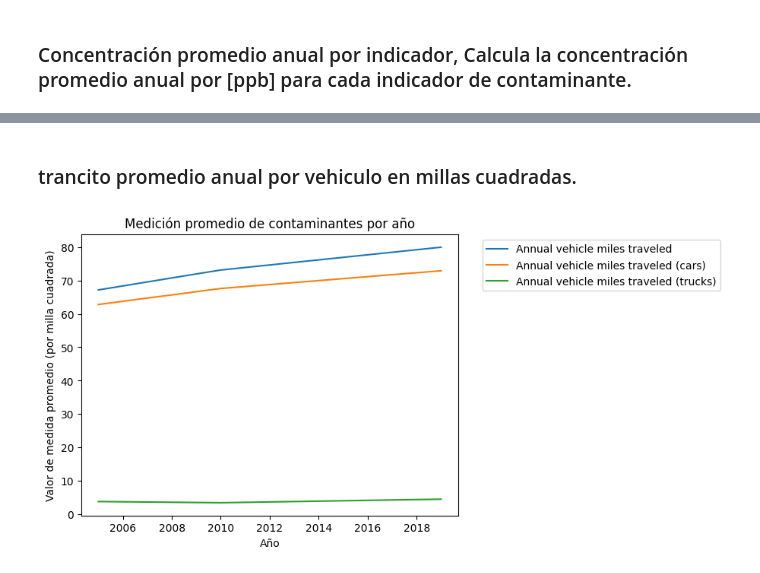
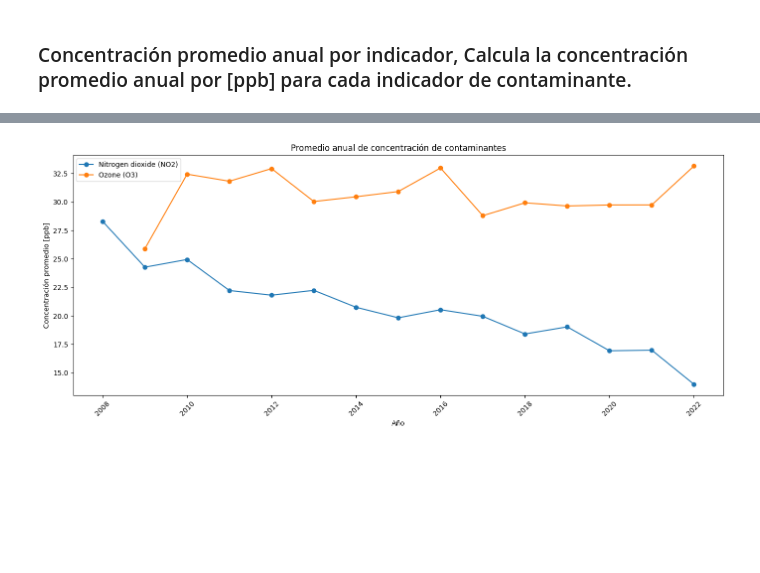
Before and after one commit to eremohn/huella_de_carbono_en_NYC, a Jupyter notebook: Sprint_1/EDA/EDA_Concentración_promedio_anual_por_indicador_NYC.ipynb, the cells around one changed output, grey strips where cells are left out. Saved outputs shown, nothing was run; the diff lists cells and outputs as text; code cells hidden in the pictures; blank space fills up the shorter version.

```diff
--- a/Sprint_1/EDA/EDA_Concentración_promedio_anual_por_indicador_NYC.ipynb
+++ b/Sprint_1/EDA/EDA_Concentración_promedio_anual_por_indicador_NYC.ipynb
@@ -76,36 +103,37 @@ plt.show()
-# %% [markdown]
- ### trancito promedio anual por vehiculo en millas cuadradas.
-# %%
-# Cargar el archivo CSV en un DataFrame
-df = pd.read_csv('NYC_air_quality.csv')
-
-# Filtrar las filas donde la unidad de medida es 'per square mile' sin hacer copias
-df_filtered = df.loc[df['unidad_de_medida'] == 'per square mile', ['contaminante', 'inicio_medicion', 'valor_medida']]
-
-# Convertir la columna 'inicio_medicion' a tipo datetime
-df_filtered['inicio_medicion'] = pd.to_datetime(df_filtered['inicio_medicion'])
-
-# Extraer el año de la fecha de inicio de medición
-df_filtered['anio'] = df_filtered['inicio_medicion'].dt.year
-
-# Calcular el promedio de la medición por contaminante y año
-df_avg = df_filtered.groupby(['contaminante', 'anio']).agg({'valor_medida': 'mean'}).reset_index()
-
-# Crear un gráfico de líneas para cada contaminante
-contaminantes = df_avg['contaminante'].unique()
-for contaminante in contaminantes:
-    df_contaminante = df_avg[df_avg['contaminante'] == contaminante]
-    plt.plot(df_contaminante['anio'], df_contaminante['valor_medida'], label=contaminante)
-
-# Añadir etiquetas
-plt.xlabel('Año')
-plt.ylabel('Valor de medida promedio (por milla cuadrada)')
-plt.title('Medición promedio de contaminantes por año')
-
-# Añadir la leyenda fuera del gráfico
-plt.legend(bbox_to_anchor=(1.05, 1), loc='upper left')
-
-# Mostrar el gráfico
-plt.show()
-# %% [output]
-[figure, removed]
+# %%
+# Cargar el archivo CSV en un DataFrame
+df = pd.read_csv('NYC_air_quality.csv')
+
+# Filtrar las filas que tienen medida en mcg/m3
+df_ppb = df[df['measure_info'] == 'ppb']
+
+# Filtrar las filas que corresponden a los contaminantes deseados
+contaminantes_deseados = ['Nitrogen dioxide (NO2)', 'Ozone (O3)']
+contaminantes_data = df_ppb[df_ppb['contaminante'].isin(contaminantes_deseados)]
+
+# Convertir la columna 'fecha' a tipo datetime
+contaminantes_data['fecha'] = pd.to_datetime(contaminantes_data['fecha'])
+
+# Crear un diccionario para almacenar los DataFrames de cada contaminante
+contaminantes_dfs = {}
+
+# Calcular el promedio anual de los datos de cada contaminante
+for contaminante in contaminantes_deseados:
+    contaminante_data = contaminantes_data[contaminantes_data['contaminante'] == contaminante]
+    contaminante_promedio_anual = contaminante_data.groupby(contaminante_data['fecha'].dt.year)['data_value'].mean()
+    contaminantes_dfs[contaminante] = contaminante_promedio_anual
+
+# Crear el gráfico de líneas para cada contaminante
+plt.figure(figsize=(14, 6))
+for contaminante, promedio_anual in contaminantes_dfs.items():
+    plt.plot(promedio_anual.index, promedio_anual, marker='o', linestyle='-', label=contaminante)
+
+plt.title('Promedio anual de concentración de contaminantes')
+plt.xlabel('Año')
+plt.ylabel('Concentración promedio [ppb]')
+plt.xticks(rotation=45)
+plt.legend()
+plt.tight_layout()
+plt.show()
+# %% [output]
+[figure, added]
```
Also changed, not shown: parts of 12 cells of this notebook, 1 other file.
